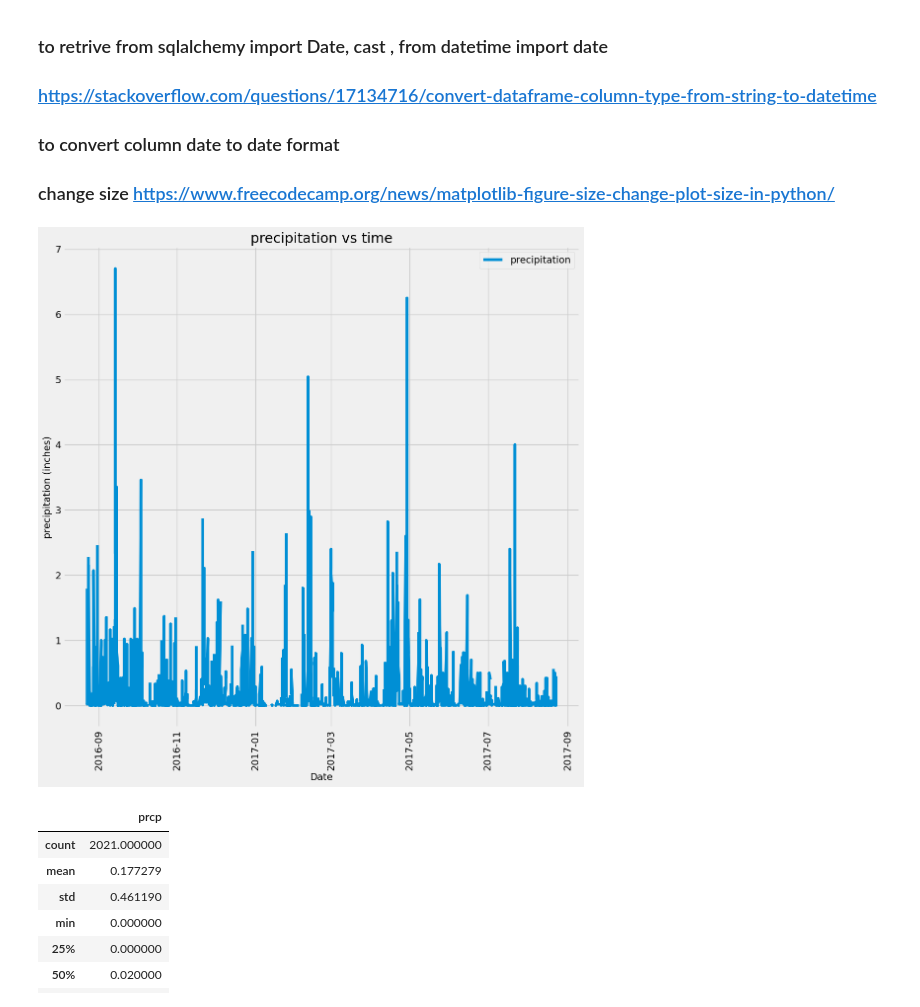
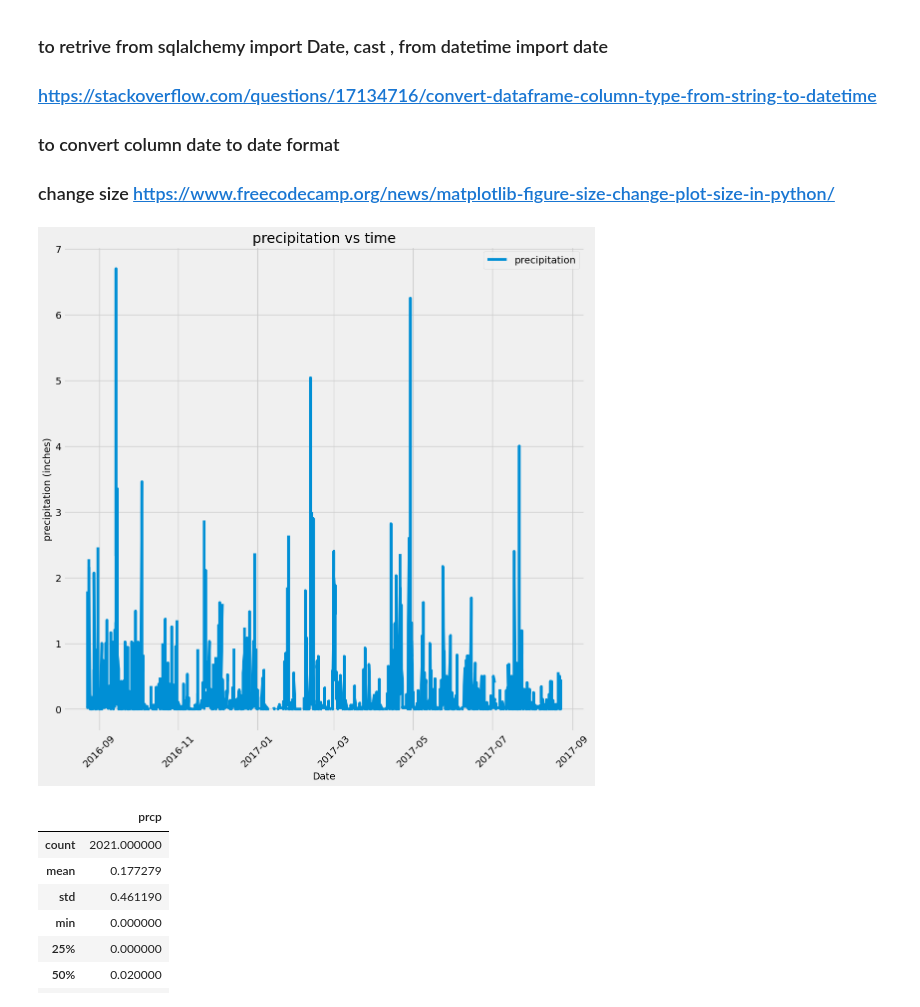
Before and after one commit to nabroo101/sqlalchemy-challenge, a Jupyter notebook: surfsUp/climate_starter.ipynb, the cells around one changed output. Saved outputs shown, nothing was run; the diff lists cells and outputs as text; code cells hidden in the pictures.

```diff
--- a/surfsUp/climate_starter.ipynb
+++ b/surfsUp/climate_starter.ipynb
@@ -66,37 +66,38 @@ one_year_back
 
 
 
-# Perform a query to retrieve the data and precipitation scores
+# Perform a query to retrieve the date and precipitation scores
 data_one_year_back = session.query(Measurement.date , Measurement.prcp).\
 filter(Measurement.date >= one_year_back).all()
 #all_data
 
 # Save the query results as a Pandas DataFrame. Explicitly set the column names
 df_data_one_year_back = pd.DataFrame(data_one_year_back)
 
 #converting the date column to date format
 df_data_one_year_back["date"] = pd.to_datetime(df_data_one_year_back["date"])
 df_data_one_year_back.columns = ["date", "prcp"]
 
 #Sort the dataframe by date
 df_data_one_year_back =(df_data_one_year_back.sort_values(["date"]))
 df_data_one_year_back
 # # Use Pandas Plotting with Matplotlib to plot the data
 plt.figure(figsize=(12,12))
 xs = df_data_one_year_back["date"]
 ys = df_data_one_year_back["prcp"]
+
 plt.plot(xs,ys)
 plt.legend(["precipitation"])
 
 #lables and fig size
-# plt.legend(xs)
+
 plt.title("precipitation vs time")
 plt.xlabel("Date")
 plt.ylabel("precipitation (inches)")
-plt.xticks(rotation= 90)
+plt.xticks(rotation= 45)
 plt.show()
 # %% [output]
-[figure, old version]
+[figure, new version]
 # %%
 # Use Pandas to calculate the summary statistics for the precipitation data
 df_data_one_year_back.describe()
```
Also changed, not shown: parts of 2 cells of this notebook, 1 other file.
